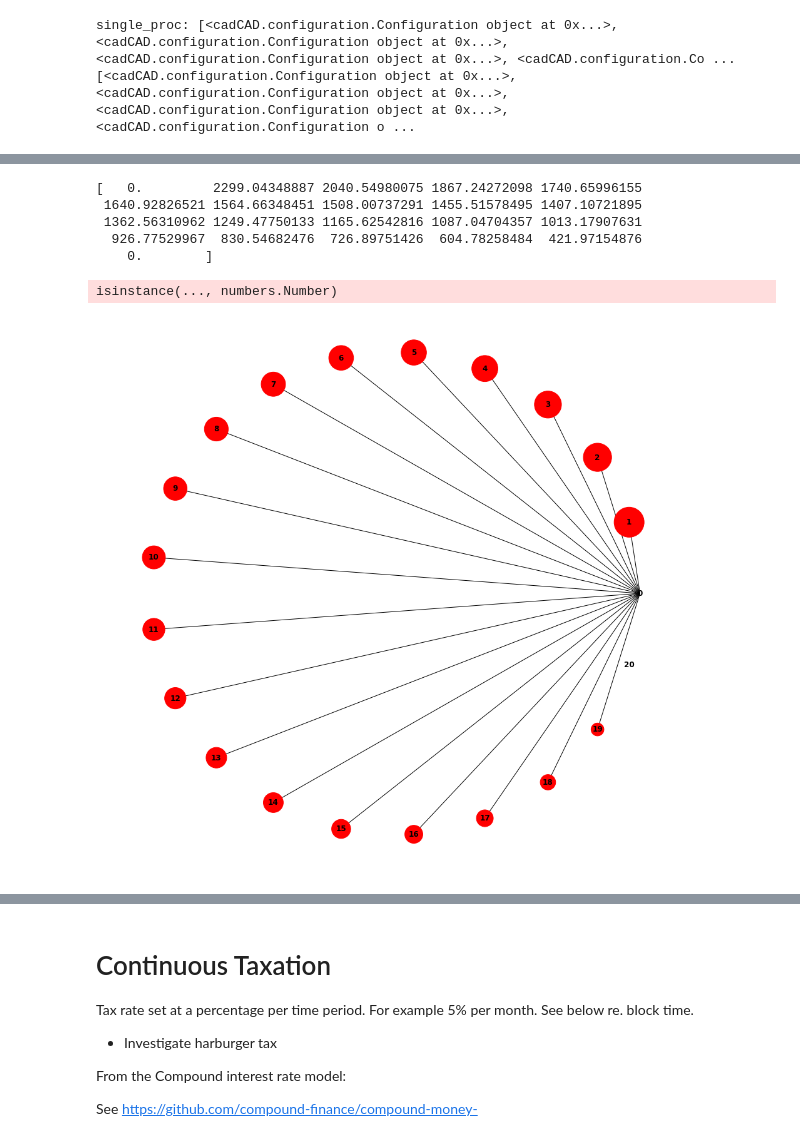
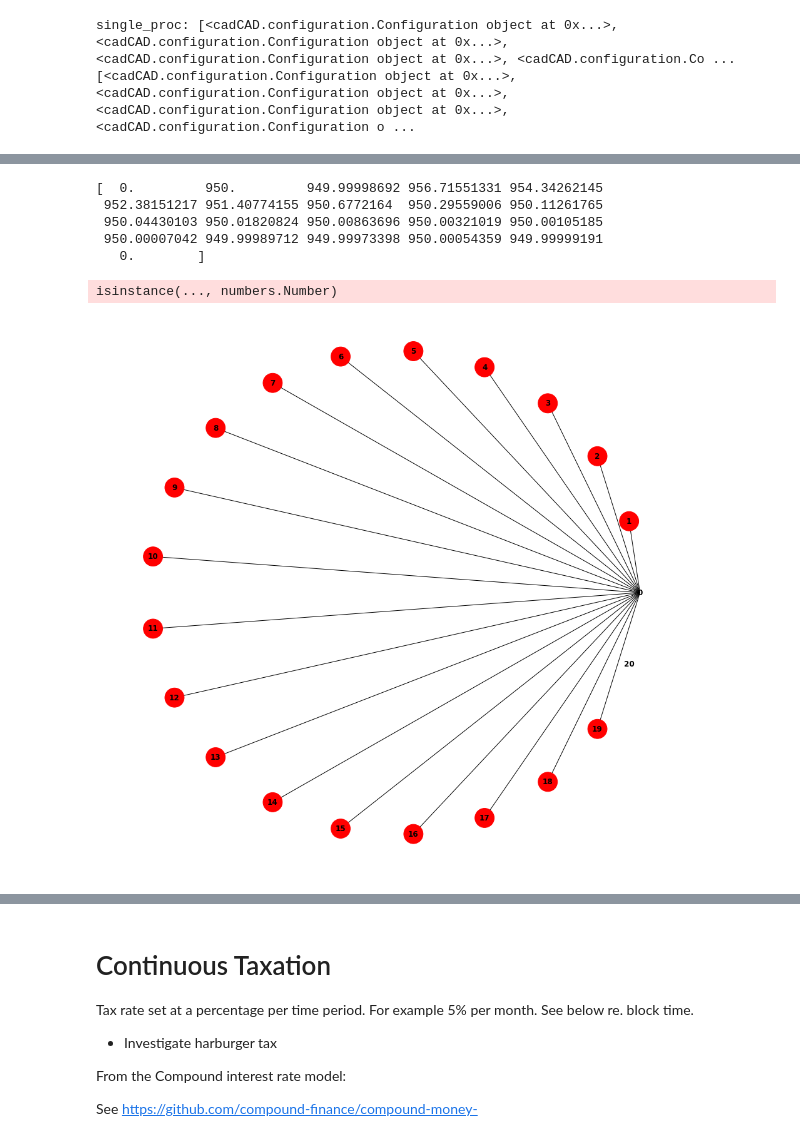
Before and after one commit to BenSchZA/system-modelling-scratchpad, a Jupyter notebook: jupyter-lab-environment/workspace/molecule-alpha.ipynb, the cells around one changed output, grey strips where cells are left out. Drawn from its saved outputs; the diff is of its cells as text; code cells hidden in the pictures.

```diff
--- a/jupyter-lab-environment/workspace/molecule-alpha.ipynb
+++ b/jupyter-lab-environment/workspace/molecule-alpha.ipynb
@@ -580,8 +593,8 @@ KeyError: 0
 # %%
 df = pd.DataFrame(raw_result)
 
-df['vault_reserve'] = df[NetworkState.network].apply(lambda g: np.array([g.node[j]['data'].vault.reserve for j in get_node_ids_of_type(g, 'project')]))
-df['bonding_curve_reserve'] = df[NetworkState.network].apply(lambda g: np.array([g.node[j]['data'].bonding_curve.reserve for j in get_node_ids_of_type(g, 'project')]))
+df['vault_reserve'] = df[NetworkState.network].apply(lambda g: np.array([g.node[j]['vault']['reserve'] for j in get_node_ids_of_type(g, 'project')]))
+df['bonding_curve_reserve'] = df[NetworkState.network].apply(lambda g: np.array([g.node[j]['bonding_curve']['reserve'] for j in get_node_ids_of_type(g, 'project')]))
 
 # df['conviction'] = df.network.apply(lambda g: np.array([g.nodes[j]['conviction'] for j in get_nodes_by_type(g, 'proposal') if g.nodes[j]['status']=='candidate']))
 # df['candidate_count'] = df.network.apply(lambda g: len([j for j in get_nodes_by_type(g, 'proposal') if g.nodes[j]['status']=='candidate']))
@@ -603,27 +616,27 @@ plt.legend(['Vault', 'Bonding Curve'], ncol = 2)
 # %%
 time_step = 360
 
-df['investor_balance'] = df[NetworkState.network].apply(lambda g: [g.node[j]['data'].estimated_value
+df['investor_balance'] = df[NetworkState.network].apply(lambda g: [g.node[j]['estimated_value']
                                                                             for j in get_node_ids_of_type(g, 'investor')])
 
 node_sizes = np.append([0], np.divide(df['investor_balance'][time_step], 10))
 print(node_sizes)
 plt.figure(1,figsize=(12,12))
 nx.draw_circular(df[NetworkState.network][360], node_color=color_map, node_size=node_sizes, font_weight='bold', with_labels=True) # with_labels=True
 
 # print(type(df[NetworkState.network]))
 # df = pd.DataFrame(raw_result)
 # print(df[NetworkState.network].apply(lambda g: g.nodes))
 
 # print(df['investor_balance'])
 # %% [output]
-[   0.         2299.04348887 2040.54980075 1867.24272098 1740.65996155
- 1640.92826521 1564.66348451 1508.00737291 1455.51578495 1407.10721895
- 1362.56310962 1249.47750133 1165.62542816 1087.04704357 1013.17907631
-  926.77529967  830.54682476  726.89751426  604.78258484  421.97154876
-    0.        ]
+[  0.         950.         949.99998692 956.71551331 954.34262145
+ 952.38151217 951.40774155 950.6772164  950.29559006 950.11261765
+ 950.04430103 950.01820824 950.00863696 950.00321019 950.00105185
+ 950.00007042 949.99989712 949.99973398 950.00054359 949.99999191
+   0.        ]
 isinstance(..., numbers.Number)
-[figure, old version]
+[figure, new version]
 # %%
 rdf = df[df.substep==2].copy()
 # rdf.head(10).append(rdf.tail(10))
```
Also changed, not shown: parts of 9 cells of this notebook.
